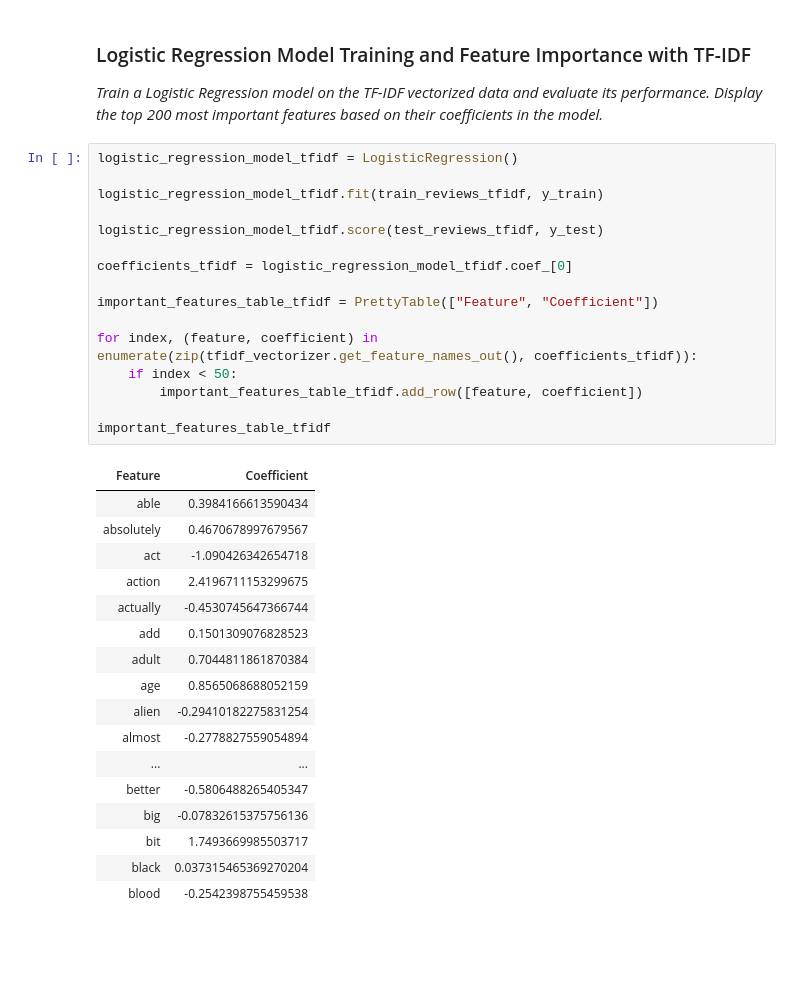
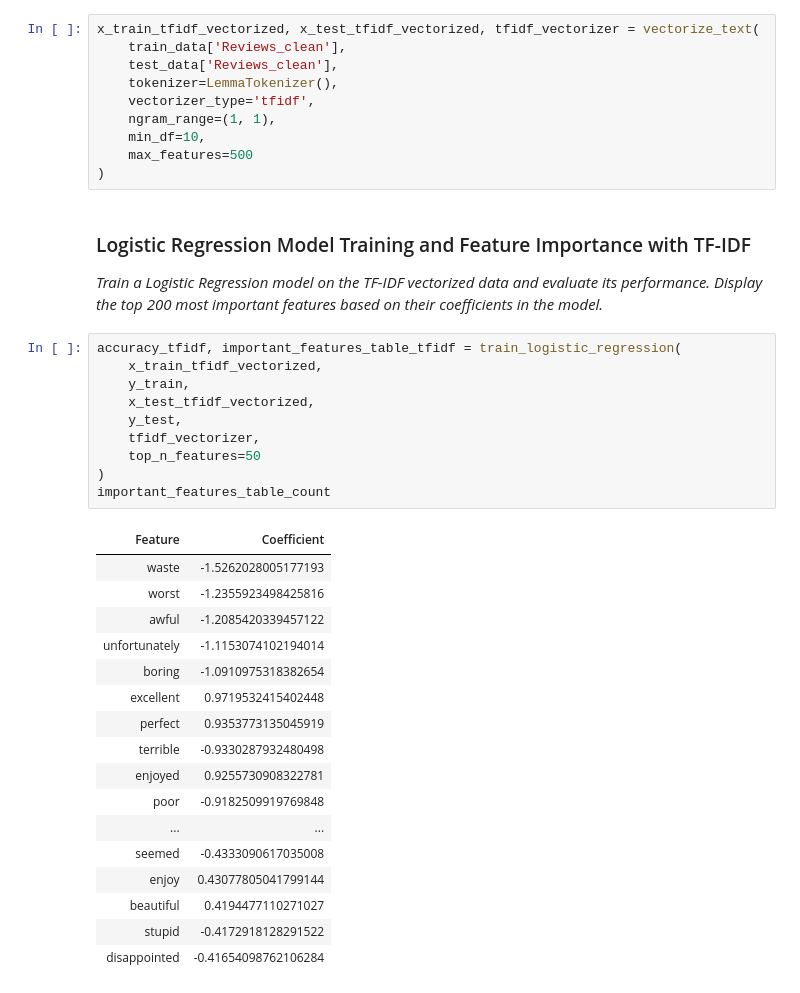
Before and after one commit to Danitilahun/Sentiment-Analysis, a Jupyter notebook: Feature_Engineering_and_Feature_Selection_for_Sentiment_Analyzer.ipynb, the cells around one changed output. Saved outputs shown, nothing was run; the diff lists cells and outputs as text; blank space fills up the shorter version.

```diff
--- a/Feature_Engineering_and_Feature_Selection_for_Sentiment_Analyzer.ipynb
+++ b/Feature_Engineering_and_Feature_Selection_for_Sentiment_Analyzer.ipynb
@@ -527,38 +582,42 @@ test_reviews_tfidf = tfidf_vectorizer.transform(test_data['Reviews_clean']).toar
+# %%
+x_train_tfidf_vectorized, x_test_tfidf_vectorized, tfidf_vectorizer = vectorize_text(
+    train_data['Reviews_clean'],
+    test_data['Reviews_clean'],
+    tokenizer=LemmaTokenizer(),
+    vectorizer_type='tfidf',
+    ngram_range=(1, 1),
+    min_df=10,
+    max_features=500
+)
 # %% [markdown]
 ### Logistic Regression Model Training and Feature Importance with TF-IDF
 
 *Train a Logistic Regression model on the TF-IDF vectorized data and evaluate its performance. Display the top 200 most important features based on their coefficients in the model.*
-# %%
-logistic_regression_model_tfidf = LogisticRegression()
-
-logistic_regression_model_tfidf.fit(train_reviews_tfidf, y_train)
-
-logistic_regression_model_tfidf.score(test_reviews_tfidf, y_test)
-
-coefficients_tfidf = logistic_regression_model_tfidf.coef_[0]
-
-important_features_table_tfidf = PrettyTable(["Feature", "Coefficient"])
-
-for index, (feature, coefficient) in enumerate(zip(tfidf_vectorizer.get_feature_names_out(), coefficients_tfidf)):
-    if index < 50:
-        important_features_table_tfidf.add_row([feature, coefficient])
-
-important_features_table_tfidf
-# %% [output]
-| Feature | Coefficient |
-| able | 0.3984166613590434 |
-| absolutely | 0.4670678997679567 |
-| act | -1.090426342654718 |
-| action | 2.4196711153299675 |
-| actually | -0.4530745647366744 |
-| add | 0.1501309076828523 |
-| adult | 0.7044811861870384 |
-| age | 0.8565068688052159 |
-| alien | -0.29410182275831254 |
-| almost | -0.2778827559054894 |
-| ... | ... |
-| better | -0.5806488265405347 |
-| big | -0.07832615375756136 |
-| bit | 1.7493669985503717 |
-| black | 0.037315465369270204 |
-| blood | -0.2542398755459538 |
+# %%
+accuracy_tfidf, important_features_table_tfidf = train_logistic_regression(
+    x_train_tfidf_vectorized,
+    y_train,
+    x_test_tfidf_vectorized,
+    y_test,
+    tfidf_vectorizer,
+    top_n_features=50
+)
+important_features_table_count
+# %% [output]
+| Feature | Coefficient |
+| waste | -1.5262028005177193 |
+| worst | -1.2355923498425816 |
+| awful | -1.2085420339457122 |
+| unfortunately | -1.1153074102194014 |
+| boring | -1.0910975318382654 |
+| excellent | 0.9719532415402448 |
+| perfect | 0.9353773135045919 |
+| terrible | -0.9330287932480498 |
+| enjoyed | 0.9255730908322781 |
+| poor | -0.9182509919769848 |
+| ... | ... |
+| seemed | -0.4333090617035008 |
+| enjoy | 0.43077805041799144 |
+| beautiful | 0.4194477110271027 |
+| stupid | -0.4172918128291522 |
+| disappointed | -0.41654098762106284 |
```
Also changed, not shown: parts of 10 cells of this notebook.
